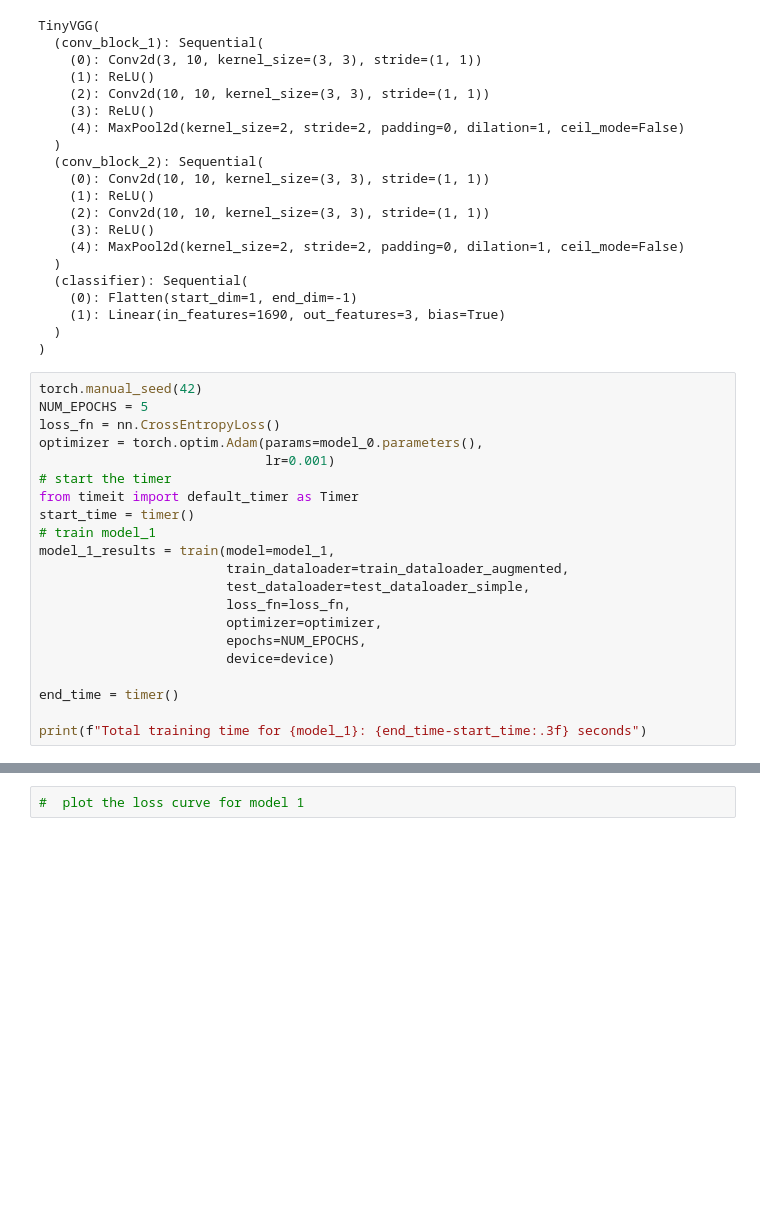
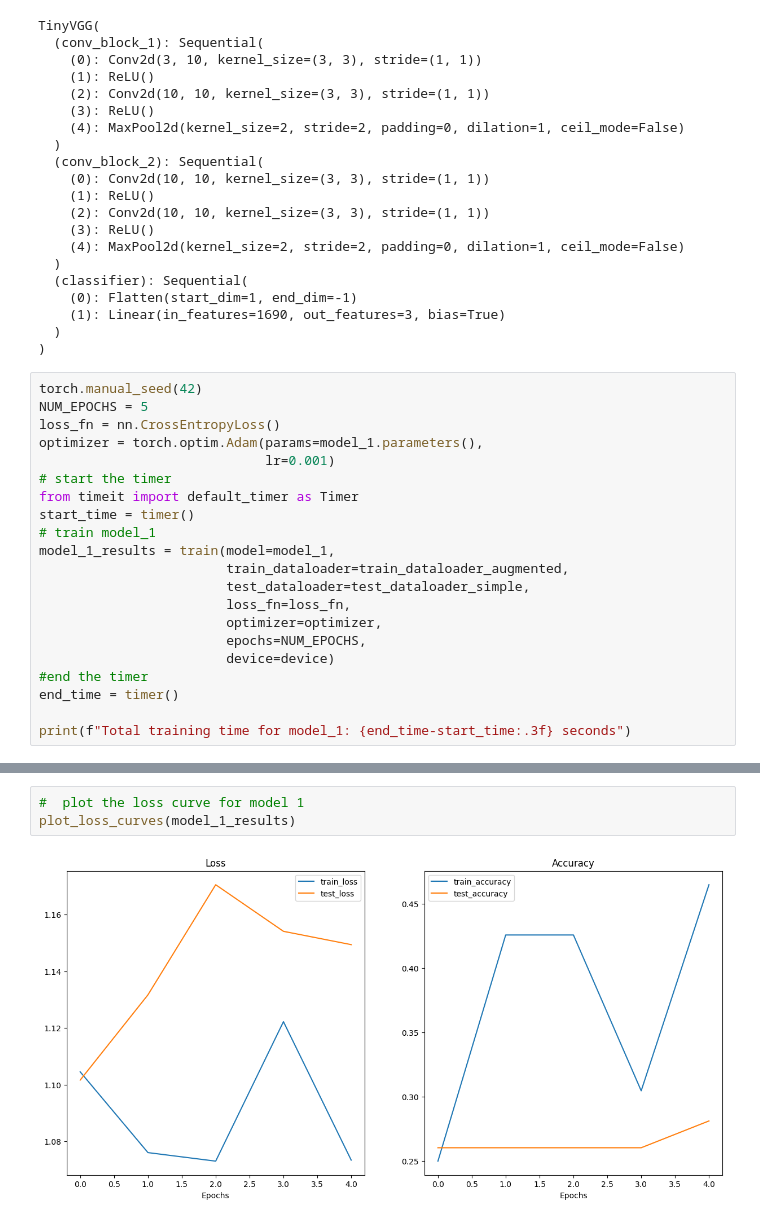
Before and after one commit to RyanTang019/PyTorch, a Jupyter notebook: 04_PyTorch_CustomDatasets.ipynb, the cells around one changed output, grey strips where cells are left out. Cells and saved outputs as stored; diff of their text form; blank space fills up the shorter version.

```diff
--- a/04_PyTorch_CustomDatasets.ipynb
+++ b/04_PyTorch_CustomDatasets.ipynb
@@ -1077,7 +1085,7 @@ TinyVGG(
 torch.manual_seed(42)
 NUM_EPOCHS = 5
 loss_fn = nn.CrossEntropyLoss()
-optimizer = torch.optim.Adam(params=model_0.parameters(),
+optimizer = torch.optim.Adam(params=model_1.parameters(),
                              lr=0.001)
 # start the timer
 from timeit import default_timer as Timer
@@ -1090,8 +1098,8 @@ model_1_results = train(model=model_1,
                         optimizer=optimizer,
                         epochs=NUM_EPOCHS,
                         device=device)
-
+#end the timer
 end_time = timer()
 
-print(f"Total training time for {model_1}: {end_time-start_time:.3f} seconds")
+print(f"Total training time for model_1: {end_time-start_time:.3f} seconds")
 # %% [output]
@@ -1102,2 +1131,5 @@ KeyboardInterrupt:
 # %%
 #  plot the loss curve for model 1
+plot_loss_curves(model_1_results)
+# %% [output]
+[figure, added]
```
Also changed, not shown: parts of 49 cells of this notebook, 1 other file.
